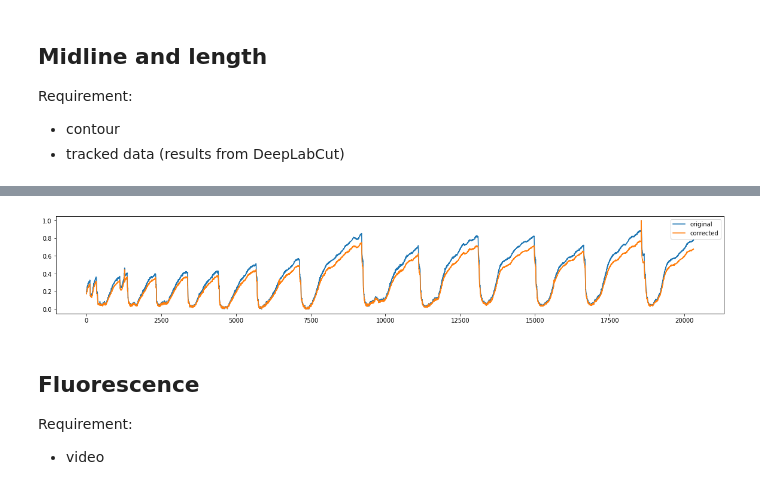
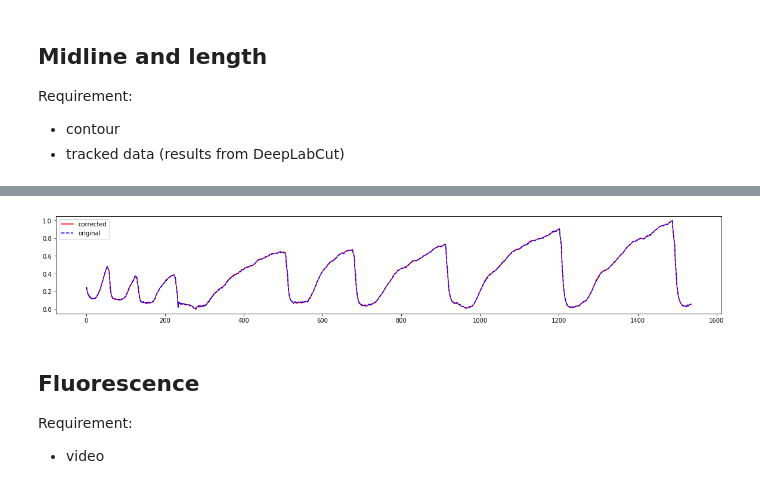
Before and after one commit to hengjiwang/hydracv, a Jupyter notebook: hydracv/midline_and_fluo.ipynb, the cells around one changed output, grey strips where cells are left out. Drawn from its saved outputs; the diff is of its cells as text; code cells hidden in the pictures.

```diff
--- a/hydracv/midline_and_fluo.ipynb
+++ b/hydracv/midline_and_fluo.ipynb
@@ -14,5 +15,5 @@ from hydracv.fluorescence import trace_fluo
 # %%
-VIDEONAME = "Control-EGCaMP_exp1_a2_25x10fps_30mins" # TO MODIFY
+VIDEONAME = "Pre_Bisect_40x_4fps_ex3" # TO MODIFY
 # %% [markdown]
 ## Midline and length
 
@@ -47,19 +51,19 @@ df.to_csv(FILE_MIDPOINTS_CORR, index=False)
 # %%
 # Plot the length
 
 midpoints_orig_data = find_midline_midpoints_corrected.load_midpoints(FILE_MIDPOINTS)
 midpoints_corr_data = find_midline_midpoints_corrected.load_midpoints(FILE_MIDPOINTS_CORR)
 
-midlens_orig = find_midline_midpoints_corrected.extract_lengths(midpoints_orig_data)
+midlens_orig = find_midline_midpoints_corrected.extract_lengths(midpoints_orig_data, normalize=False)
 midlens_corr = find_midline_midpoints_corrected.extract_lengths(midpoints_corr_data)
 
 plt.figure(figsize=(20,3))
-plt.plot(midlens_orig, label='original')
-plt.plot(midlens_corr, label='corrected')
+plt.plot(midlens_corr, 'r', label='corrected')
+plt.plot(utils.normalize(midlens_orig), 'b--', label='original')
 plt.legend()
 plt.show()
 # %% [output]
-[figure, old version]
+[figure, new version]
 # %%
 # Save the lengths
 FILE_LENGTH = "./data/length/lengths_" + VIDEONAME + ".csv"
```
Also changed, not shown: parts of 8 cells of this notebook, 26 other files.
